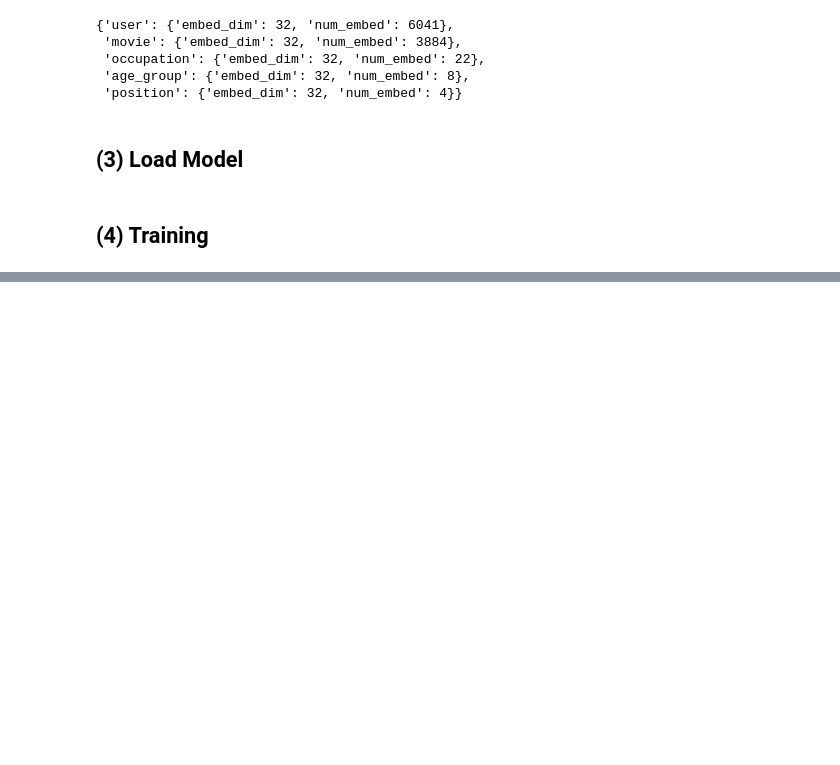
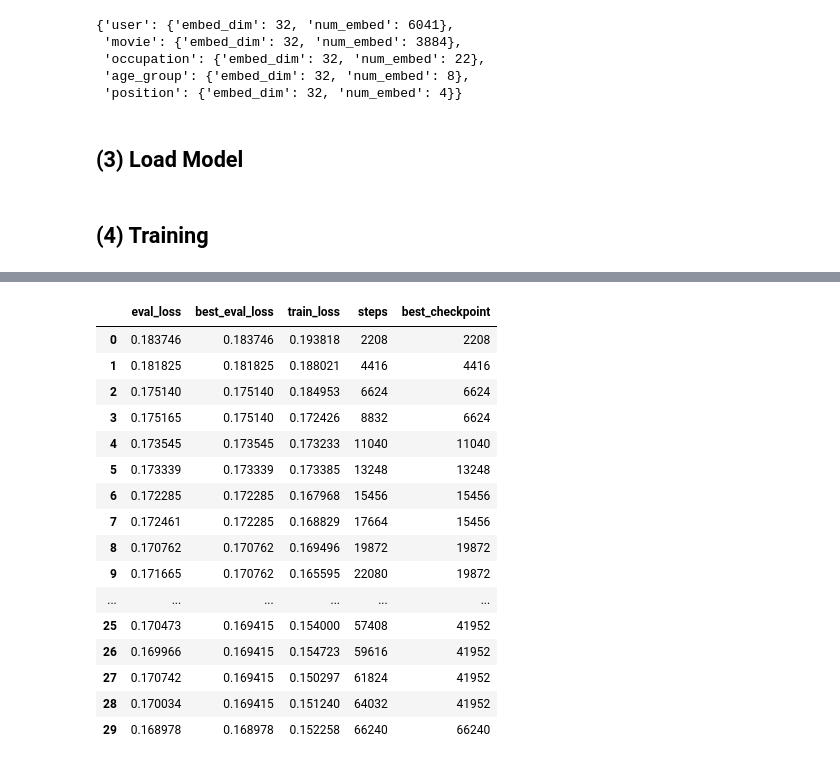
Before and after one commit to Nelsonlin0321/ml-machine-learning-cook-book, a Jupyter notebook: behavior-sequence-transformer-recommender-with-pytorch-by-movie-rating-prediction copy/40-training.ipynb, the cells around one changed output, grey strips where cells are left out. Cells and saved outputs as stored; diff of their text form; code cells hidden in the pictures; blank space fills up the shorter version.

```diff
--- a/behavior-sequence-transformer-recommender-with-pytorch-by-movie-rating-prediction copy/40-training.ipynb
+++ b/behavior-sequence-transformer-recommender-with-pytorch-by-movie-rating-prediction copy/40-training.ipynb
@@ -172,3 +172,24 @@ for epoch in range(config.epoches):
     model = model.train()
 
 total_pbar.close()
+# %%
+df_metrics = pd.DataFrame(metrics_list)
+df_metrics
+# %% [output]
+|  | eval_loss | best_eval_loss | train_loss | steps | best_checkpoint |
+| 0 | 0.183746 | 0.183746 | 0.193818 | 2208 | 2208 |
+| 1 | 0.181825 | 0.181825 | 0.188021 | 4416 | 4416 |
+| 2 | 0.175140 | 0.175140 | 0.184953 | 6624 | 6624 |
+| 3 | 0.175165 | 0.175140 | 0.172426 | 8832 | 6624 |
+| 4 | 0.173545 | 0.173545 | 0.173233 | 11040 | 11040 |
+| 5 | 0.173339 | 0.173339 | 0.173385 | 13248 | 13248 |
+| 6 | 0.172285 | 0.172285 | 0.167968 | 15456 | 15456 |
+| 7 | 0.172461 | 0.172285 | 0.168829 | 17664 | 15456 |
+| 8 | 0.170762 | 0.170762 | 0.169496 | 19872 | 19872 |
+| 9 | 0.171665 | 0.170762 | 0.165595 | 22080 | 19872 |
+| ... | ... | ... | ... | ... | ... |
+| 25 | 0.170473 | 0.169415 | 0.154000 | 57408 | 41952 |
+| 26 | 0.169966 | 0.169415 | 0.154723 | 59616 | 41952 |
+| 27 | 0.170742 | 0.169415 | 0.150297 | 61824 | 41952 |
+| 28 | 0.170034 | 0.169415 | 0.151240 | 64032 | 41952 |
+| 29 | 0.168978 | 0.168978 | 0.152258 | 66240 | 66240 |
```
Also changed, not shown: parts of 15 cells of this notebook, 1 other file.
